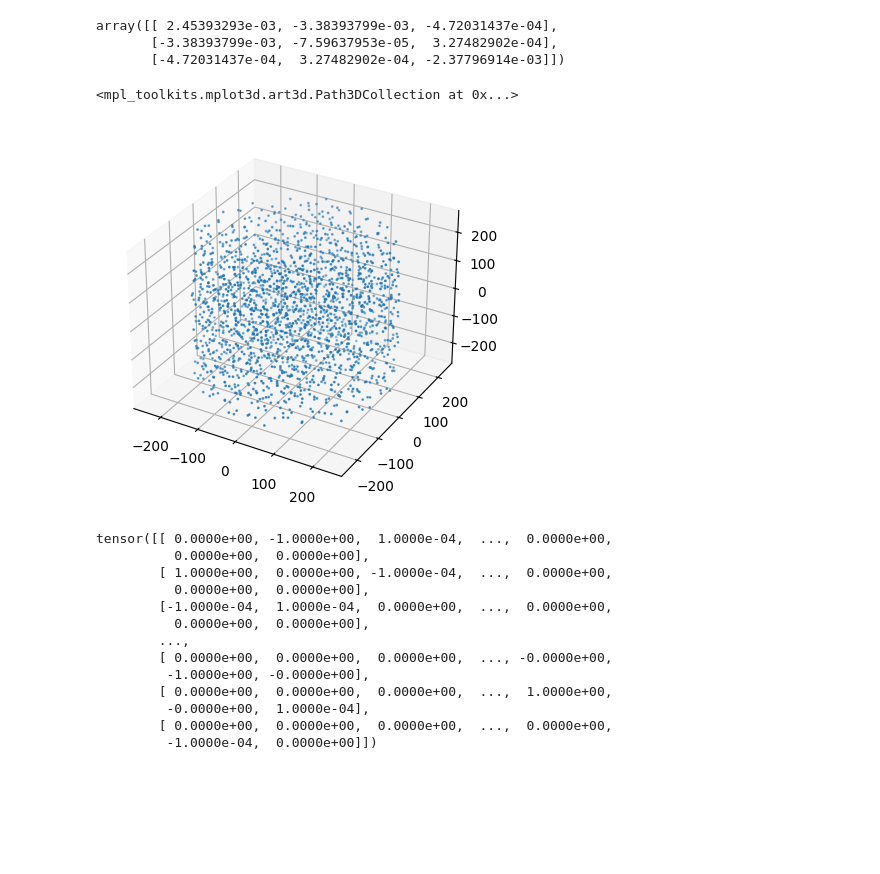
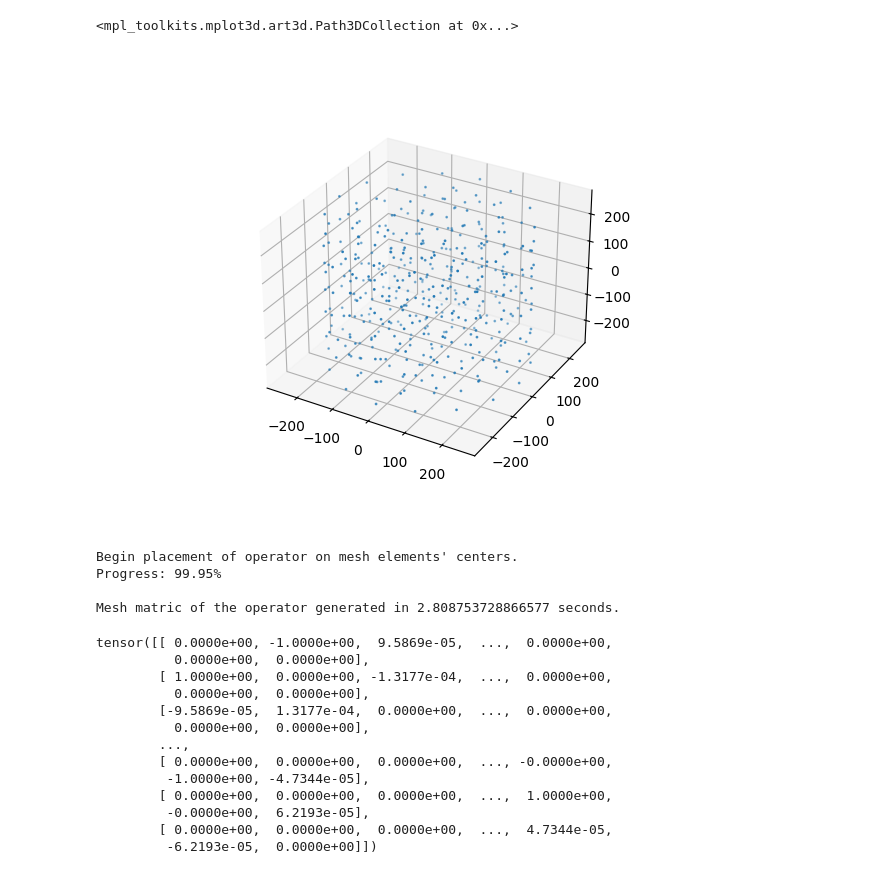
Before and after one commit to aluatar/integsol, a Jupyter notebook: playgroung.ipynb, the cells around one changed output. Cells and saved outputs as stored; diff of their text form; code cells hidden in the pictures; blank space fills up the shorter version.

Commit message:
redefined norm in kernel, added interpolation for vector fields

```diff
--- a/playgroung.ipynb
+++ b/playgroung.ipynb
@@ -35,24 +37,20 @@ Calculation of measures of all elements finished in 10.655482053756714 seconds.
 # %%
 centers = mesh.elements_centers['tet'].T
-volumes = mesh.elements_measures['tet']
+nodes = mesh.coordinates.T
-# %%
-dtk(centers.T[5], centers.T[90]) * volumes[90]
-# %% [output]
-array([[ 2.45393293e-03, -3.38393799e-03, -4.72031437e-04],
-       [-3.38393799e-03, -7.59637953e-05,  3.27482902e-04],
-       [-4.72031437e-04,  3.27482902e-04, -2.37796914e-03]])
 # %%
+%matplotlib widget
 import matplotlib.pyplot as plt
 import numpy as np
 
 fig = plt.figure()
 
 ax = fig.add_subplot(projection='3d')
 
-ax.scatter(xs=np.float64(centers[0]), ys=np.float64(centers[1]), zs=np.float64(centers[2]), s=1)
+ax.scatter(xs=np.float64(nodes[0]), ys=np.float64(nodes[1]), zs=np.float64(nodes[2]), s=1)
+#ax.scatter(xs=mesh.coordinates[Hd_nodes_nans][0], ys=mesh.coordinates[Hd_nodes_nans][1], zs=mesh.coordinates[Hd_nodes_nans][2], color='red')
 # %% [output]
 <mpl_toolkits.mplot3d.art3d.Path3DCollection at 0x...>
-[figure, old version]
+[figure, new version]
 # %%
 coord_to_write = []
 X, Y, Z =[], [], []
@@ -80,25 +78,29 @@ _M0 = np.round(M0.vectorize(),4)
 # %%
 M0_cpo = CPO(
     mesh=mesh,
-    left_vector= _M0
+    left_vector= M0
 )
 
 M0_times_ = M0_cpo.to_mesh_matrix()
 M0_times_
 # %% [output]
-tensor([[ 0.0000e+00, -1.0000e+00,  1.0000e-04,  ...,  0.0000e+00,
-          0.0000e+00,  0.0000e+00],
-        [ 1.0000e+00,  0.0000e+00, -1.0000e-04,  ...,  0.0000e+00,
-          0.0000e+00,  0.0000e+00],
-        [-1.0000e-04,  1.0000e-04,  0.0000e+00,  ...,  0.0000e+00,
-          0.0000e+00,  0.0000e+00],
-        ...,
-        [ 0.0000e+00,  0.0000e+00,  0.0000e+00,  ..., -0.0000e+00,
-         -1.0000e+00, -0.0000e+00],
-        [ 0.0000e+00,  0.0000e+00,  0.0000e+00,  ...,  1.0000e+00,
-         -0.0000e+00,  1.0000e-04],
-        [ 0.0000e+00,  0.0000e+00,  0.0000e+00,  ...,  0.0000e+00,
-         -1.0000e-04,  0.0000e+00]])
+Begin placement of operator on mesh elements' centers.
+Progress: 99.95%
+
+Mesh matric of the operator generated in 2.808753728866577 seconds.
+tensor([[ 0.0000e+00, -1.0000e+00,  9.5869e-05,  ...,  0.0000e+00,
+          0.0000e+00,  0.0000e+00],
+        [ 1.0000e+00,  0.0000e+00, -1.3177e-04,  ...,  0.0000e+00,
+          0.0000e+00,  0.0000e+00],
+        [-9.5869e-05,  1.3177e-04,  0.0000e+00,  ...,  0.0000e+00,
+          0.0000e+00,  0.0000e+00],
+        ...,
+        [ 0.0000e+00,  0.0000e+00,  0.0000e+00,  ..., -0.0000e+00,
+         -1.0000e+00, -4.7344e-05],
+        [ 0.0000e+00,  0.0000e+00,  0.0000e+00,  ...,  1.0000e+00,
+         -0.0000e+00,  6.2193e-05],
+        [ 0.0000e+00,  0.0000e+00,  0.0000e+00,  ...,  4.7344e-05,
+         -6.2193e-05,  0.0000e+00]])
 # %%
 ico = ICO(kernel=dtk)
 int_G_ = ico.to_mesh_matrix(mesh=mesh)
```
Also changed, not shown: parts of 23 cells of this notebook, 4 other files.
